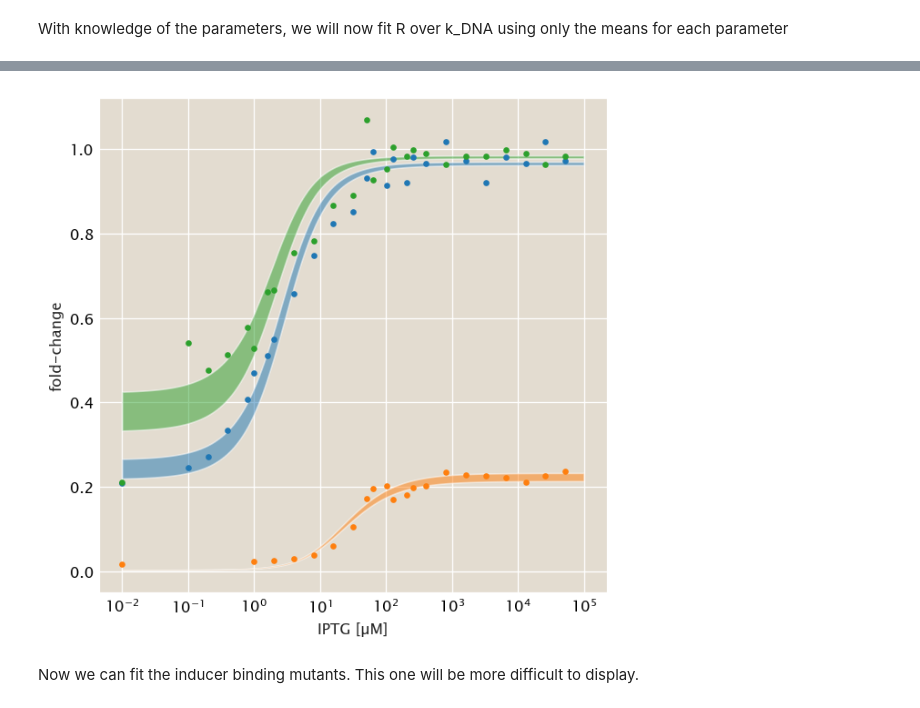
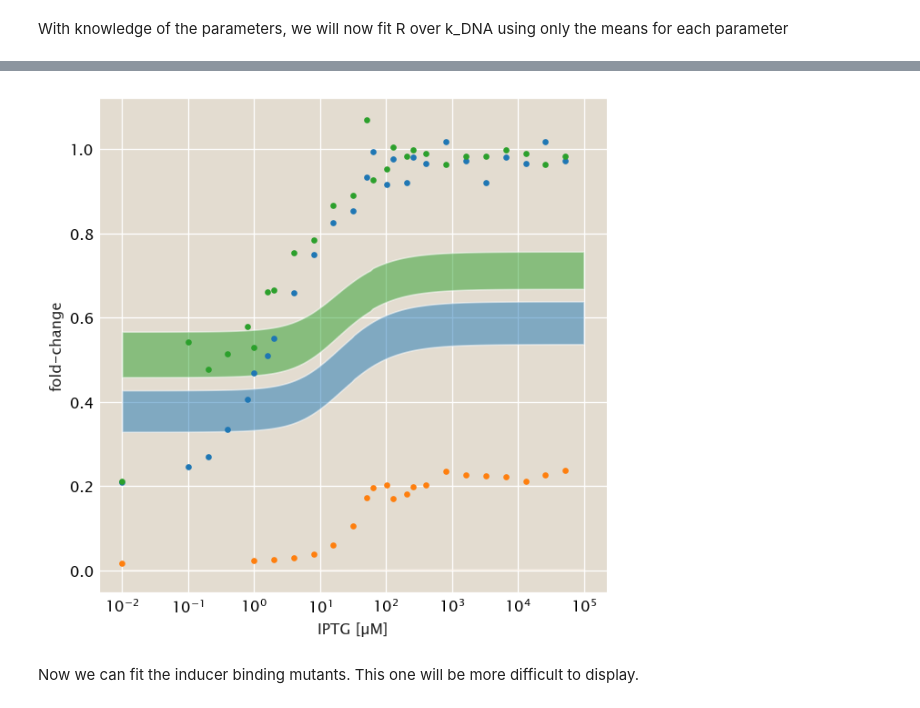
Before and after one commit to RPGroup-PBoC/mwc_mutants, a Jupyter notebook: code/sandbox/Untitled.ipynb, the cells around one changed output, grey strips where cells are left out. Drawn from its saved outputs; the diff is of its cells as text; code cells hidden in the pictures.

Commit message:
Modified notebook useing Mitch Lewis Data

```diff
--- a/code/sandbox/Untitled.ipynb
+++ b/code/sandbox/Untitled.ipynb
@@ -59,13 +62,13 @@ data {
        int<lower=1> N; // number of data points
        vector<lower=0>[N] c; // IPTG concentration
        vector[N] fc; // Fold-change
+       real ep_ai;
 }
 
 parameters {
      real<lower=0> r_kdna;
      real<lower=0> Ka;
      real<lower=0> Ki;
-     real ep_ai;
      real<lower=0> sigma;
 }
 
@@ -76,7 +79,6 @@ model {
     r_kdna ~ lognormal(3, 3);
     Ka ~ lognormal(3, 3);
     Ki ~ lognormal(3, 3);
-    ep_ai ~ normal(0, 5);
     sigma ~ normal(0, 1);
 
     for (i in 1:N) {
@@ -94,6 +96,6 @@ INFO:pystan:COMPILING THE C++ CODE FOR MODEL anon_model_1f68925d6d7bc3cfa7863dd6
 # %%
 # Define the data dictionary.
-data_dict = dict(N=len(wt), c=wt['IPTGuM'], fc=wt['fold_change'])
+data_dict = dict(N=len(wt), c=wt['IPTGuM'], fc=wt['fold_change'], ep_ai=-0.8)
 samples = model.sampling(data_dict)
 # %%
 samples
@@ -123,7 +124,7 @@ c_range = np.logspace(-2, 5, 200)
 cred_region = np.zeros((2, len(c_range)))
 for i, c in enumerate(c_range):
     pact = mut.thermo.MWC(ka=samples_df['Ka'], ki=samples_df['Ki'],
-                         ep_ai=samples_df['ep_ai'], effector_conc = c).pact()
+                         ep_ai=-0.8, effector_conc=c).pact()
     fc = (1 + samples_df['r_kdna'] * pact)**-1
     cred_region[:, i] = mut.stats.compute_hpd(fc, 0.95)
 
@@ -175,7 +179,7 @@ operator_model = pystan.StanModel(model_code=model_code)
 # %%
 dfs = []
 for g, d in data[data['class']=='DNA'].groupby('mutant'):
-    data_dict = dict(N=len(d), c=d['IPTGuM'], fc=d['fold_change'], Ka=ka, Ki=ki, ep_ai=ep_ai)
+    data_dict = dict(N=len(d), c=d['IPTGuM'], fc=d['fold_change'], Ka=constants['Ka'], Ki=constants['Ki'], ep_ai=constants['ep_AI'])
     samples = operator_model.sampling(data_dict)
     samples_df = samples.to_dataframe()
     samples_df['mutant'] = g
@@ -184,27 +188,27 @@ op_dfs = pd.concat(dfs, axis=0)
 # %%
 # Plot the mutants
 fig, ax = plt.subplots(1, 1, figsize=(6,6), dpi=120)
 ax.set_xscale('symlog', linthreshx=1E-3)
 ax.set_xlabel('IPTG [µM]')
 ax.set_ylabel('fold-change')
 
-pact = (1 + np.exp(-ep_ai) * ((1 + c_range / ki)/ (1 + c_range/ka))**2)**-1
+pact = (1 + np.exp(-constants['ep_AI']) * ((1 + c_range / ki)/ (1 + c_range/ka))**2)**-1
 # Plot the data.
 for g, d in data[data['class']=='DNA'].groupby('mutant'):
     ax.plot(d['IPTGuM'], d['fold_change'], '.', label=g)
 
     # Get the samples
     _samples = op_dfs[op_dfs['mutant']==g]
 
     # Compute the credible region
     cred_region = np.zeros((2, len(c_range)))
     for i, c in enumerate(c_range):
         fc = (1 + pact[i] * _samples['r_kdna'])**-1
         cred_region[:, i] = mut.stats.compute_hpd(fc, 0.95)
 
     ax.fill_between(c_range, cred_region[0, :], cred_region[1, :], alpha=0.5, label=g)
 # %% [output]
-[figure, old version]
+[figure, new version]
 # %% [markdown]
 Now we can fit the inducer binding mutants. This one will be more difficult to display.
 # %%
```
Also changed, not shown: parts of 12 cells of this notebook.
